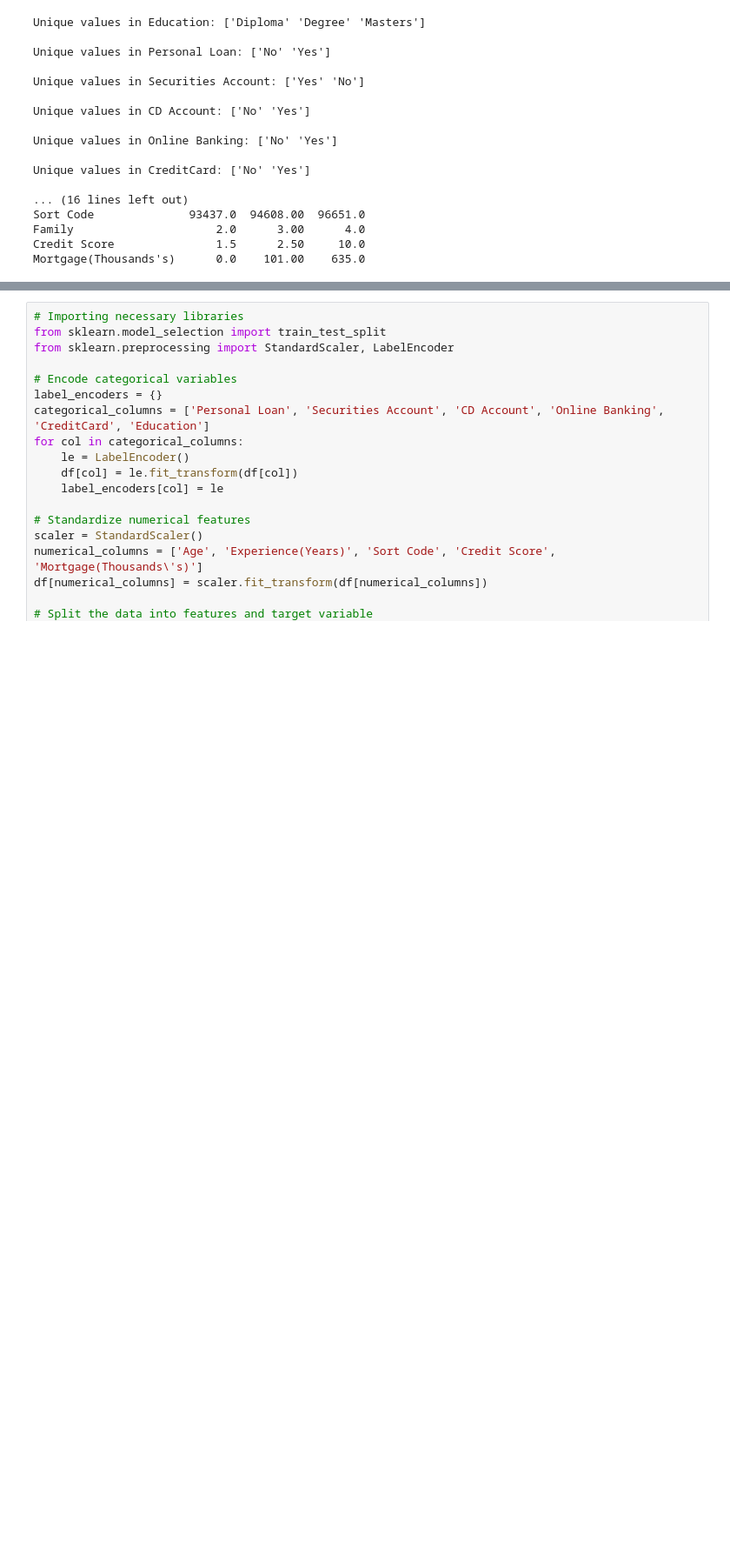
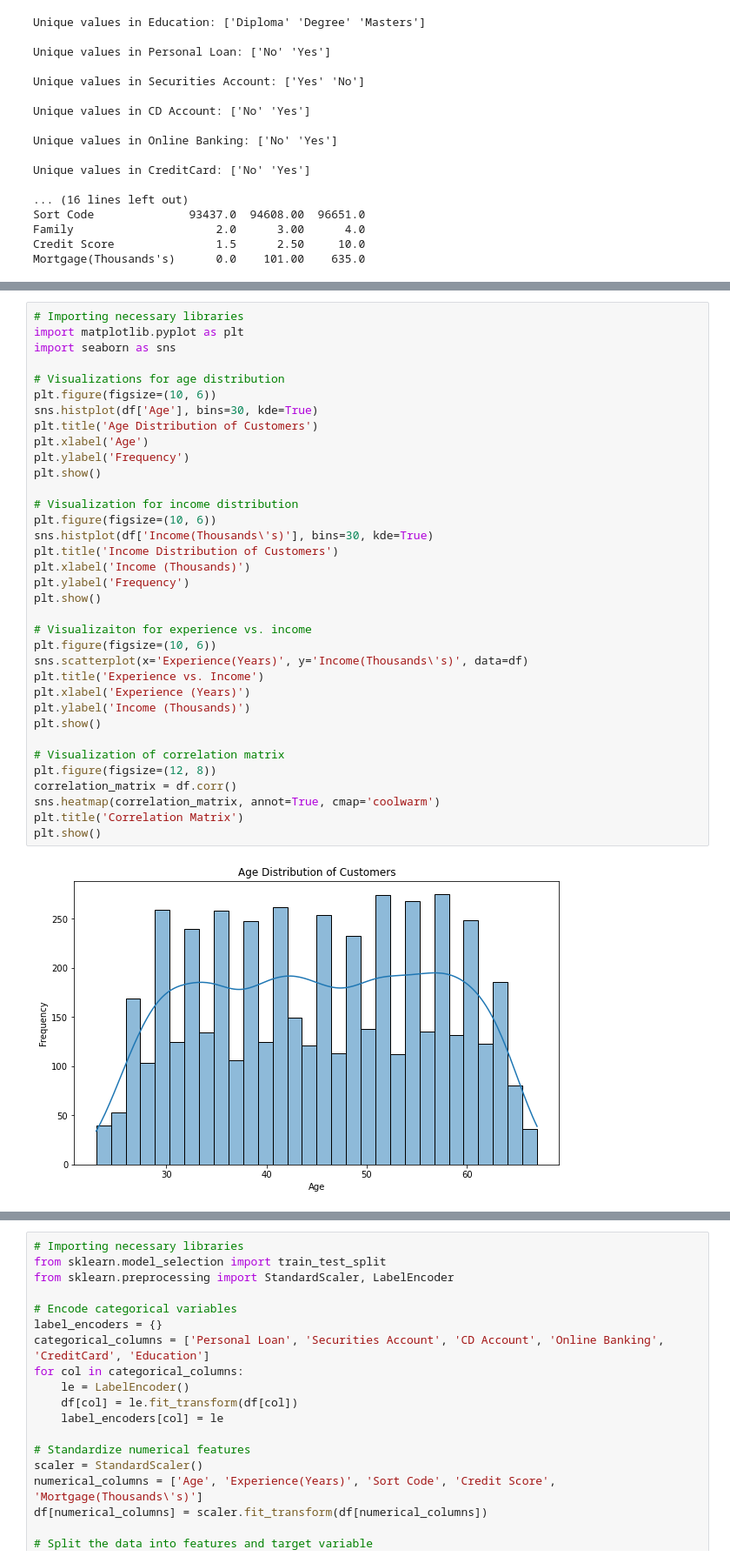
Before and after one commit to luizaalbuquerque/Machine-Learning, a Jupyter notebook: Untitled.ipynb, the cells around one changed output, grey strips where cells are left out. Shown at 87% size. Drawn from its saved outputs; the diff is of its cells as text; blank space fills up the shorter version.

```diff
--- a/Untitled.ipynb
+++ b/Untitled.ipynb
@@ -162,0 +168,37 @@ Mortgage(Thousands's)      0.0    101.00    635.0
+# %%
+# Importing necessary libraries
+import matplotlib.pyplot as plt
+import seaborn as sns
+
+# Visualizations for age distribution
+plt.figure(figsize=(10, 6))
+sns.histplot(df['Age'], bins=30, kde=True)
+plt.title('Age Distribution of Customers')
+plt.xlabel('Age')
+plt.ylabel('Frequency')
+plt.show()
+
+# Visualization for income distribution
+plt.figure(figsize=(10, 6))
+sns.histplot(df['Income(Thousands\'s)'], bins=30, kde=True)
+plt.title('Income Distribution of Customers')
+plt.xlabel('Income (Thousands)')
+plt.ylabel('Frequency')
+plt.show()
+
+# Visualizaiton for experience vs. income
+plt.figure(figsize=(10, 6))
+sns.scatterplot(x='Experience(Years)', y='Income(Thousands\'s)', data=df)
+plt.title('Experience vs. Income')
+plt.xlabel('Experience (Years)')
+plt.ylabel('Income (Thousands)')
+plt.show()
+
+# Visualization of correlation matrix
+plt.figure(figsize=(12, 8))
+correlation_matrix = df.corr()
+sns.heatmap(correlation_matrix, annot=True, cmap='coolwarm')
+plt.title('Correlation Matrix')
+plt.show()
+# %% [output]
+[figure, added]
```
Also changed, not shown: parts of 8 cells of this notebook.
